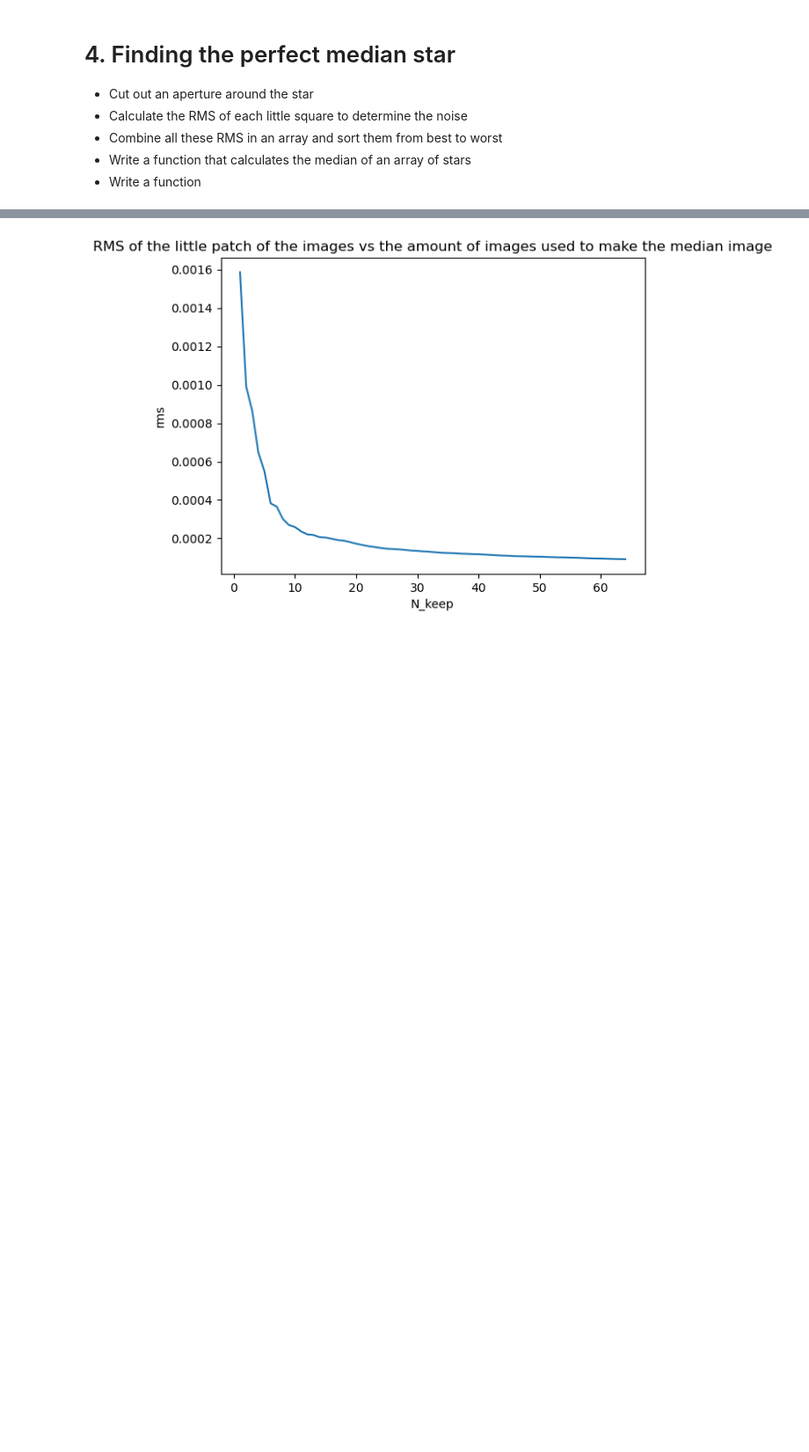
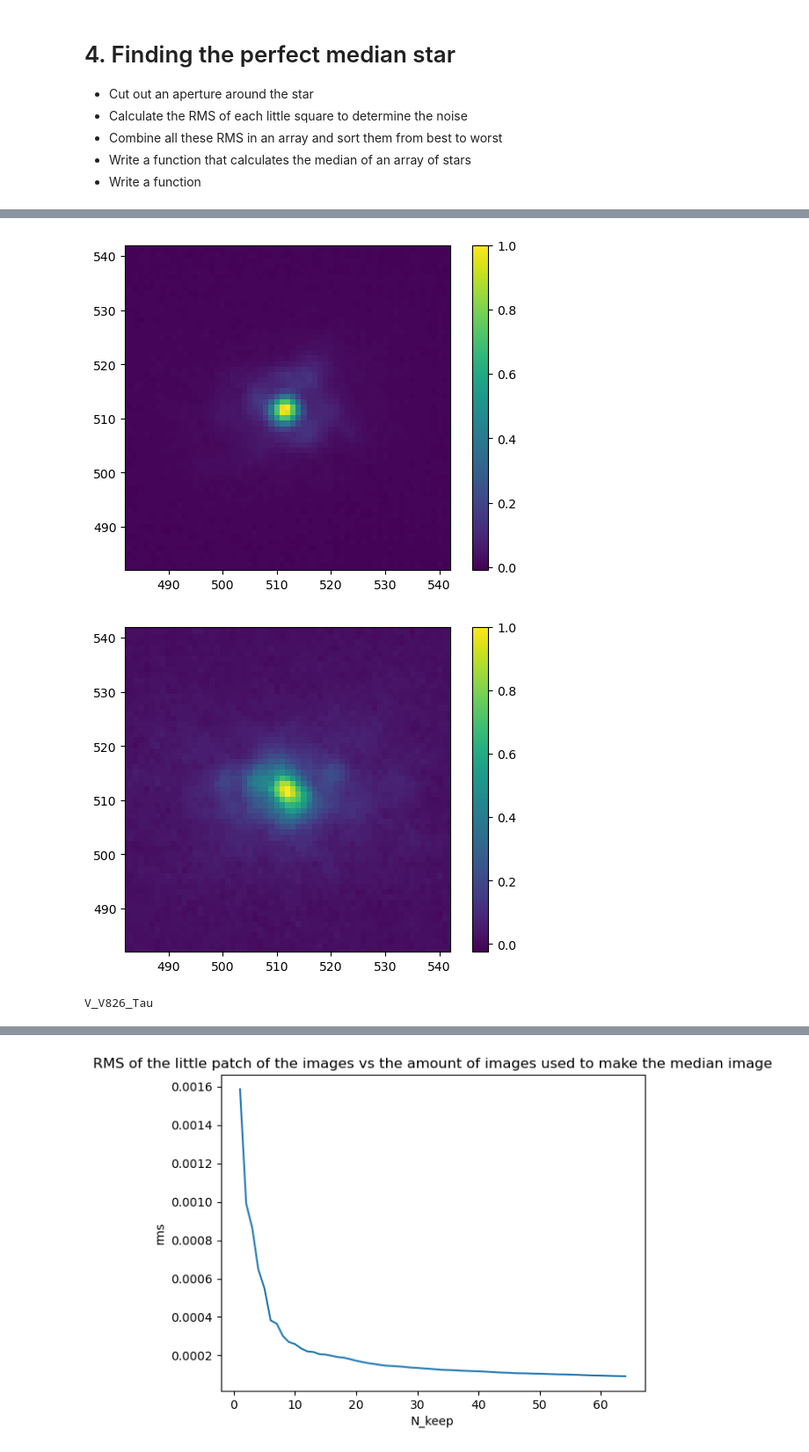
Before and after one commit to puck241/BRP_Joep_en_Puck, a Jupyter notebook: script.ipynb, the cells around one changed output, grey strips where cells are left out. Shown at 88% size. Saved outputs shown, nothing was run; the diff lists cells and outputs as text; code cells hidden in the pictures; blank space fills up the shorter version.

```diff
--- a/script.ipynb
+++ b/script.ipynb
@@ -16,7 +16,7 @@ path = '/home/puck/Documents/BRP/data' #puck
 weird_names = np.array(['2MASSJ11320835-5803199', '2MASSJ12041439-6418516',
                         '2MASSJ12123577-5520273', '2MASSJ12192161-6454101',
                         '2MASSJ12205449-6457242', '2MASSJ12472196-6808397',
-                        '2MASSJ12582559-7028490', '2MASSJ13032904-4723160'])
+                        '2MASSJ12582559-7028490', '2MASSJ13032904-4723160', 'V_V826_Tau '])
 
 #2MASSJ13032904-4723160 is star without flux image
 # %%
@@ -142,0 +151,25 @@ sin_names_sort = sin_names[rms_idx] #if we ever need to know which star is which
+# %%
+raar_ding = sin_aper[35]
+
+plt.figure()
+plt.imshow(sin_clb[34])
+plt.xlim(482, 542)
+plt.ylim(482, 542)
+plt.colorbar()
+plt.show()
+
+
+plt.figure()
+plt.imshow(sin_clb[35])
+plt.xlim(482, 542)
+plt.ylim(482, 542)
+plt.colorbar()
+plt.show()
+
+sin_names_copy = sin_names.copy()
+sin_names_sort = sin_names[rms_idx]
+print(sin_names_sort[35])
+# %% [output]
+[figure, added]
+[figure, added]
+V_V826_Tau
```
Also changed, not shown: parts of 9 cells of this notebook, 4 other files.
